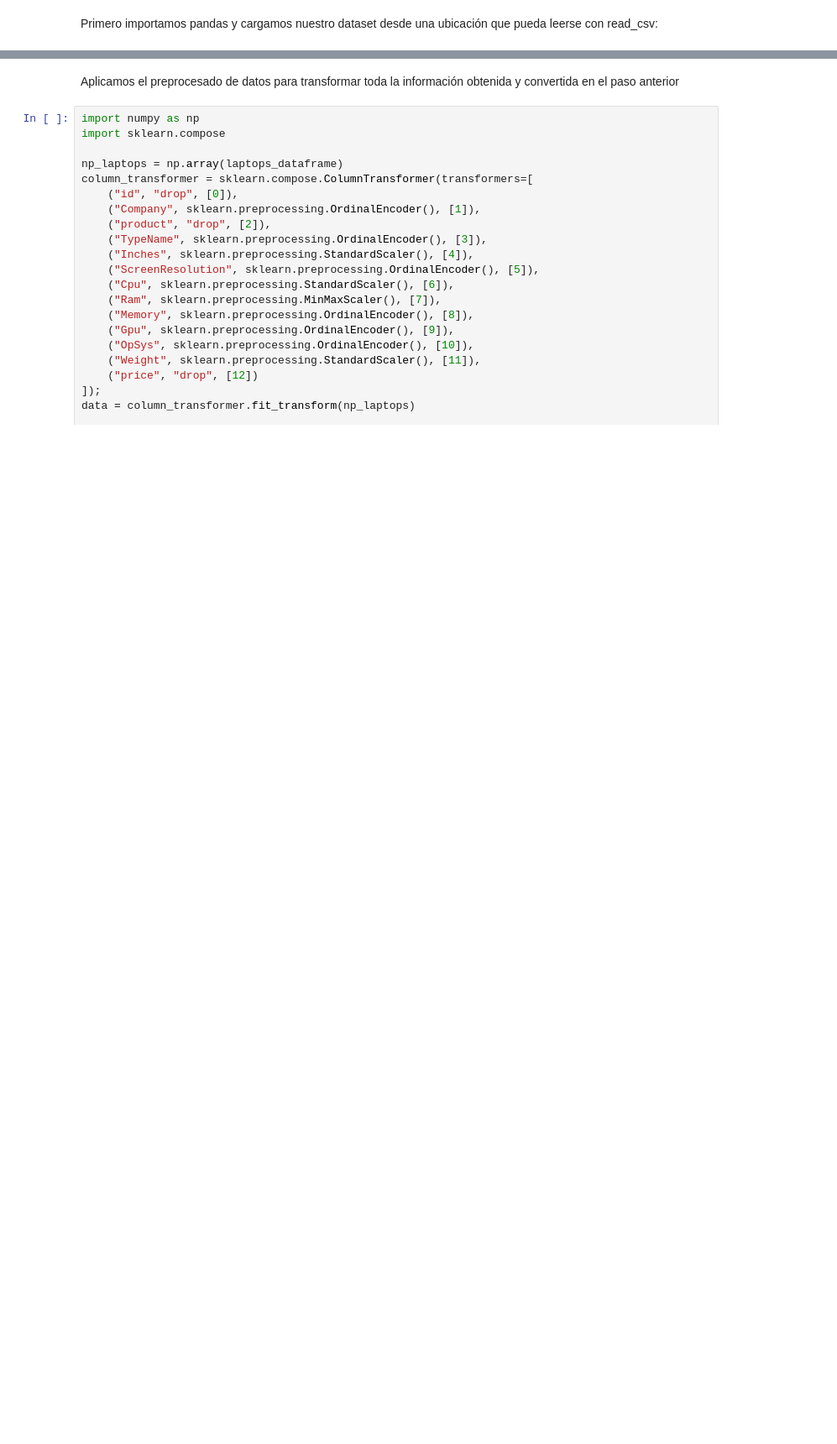
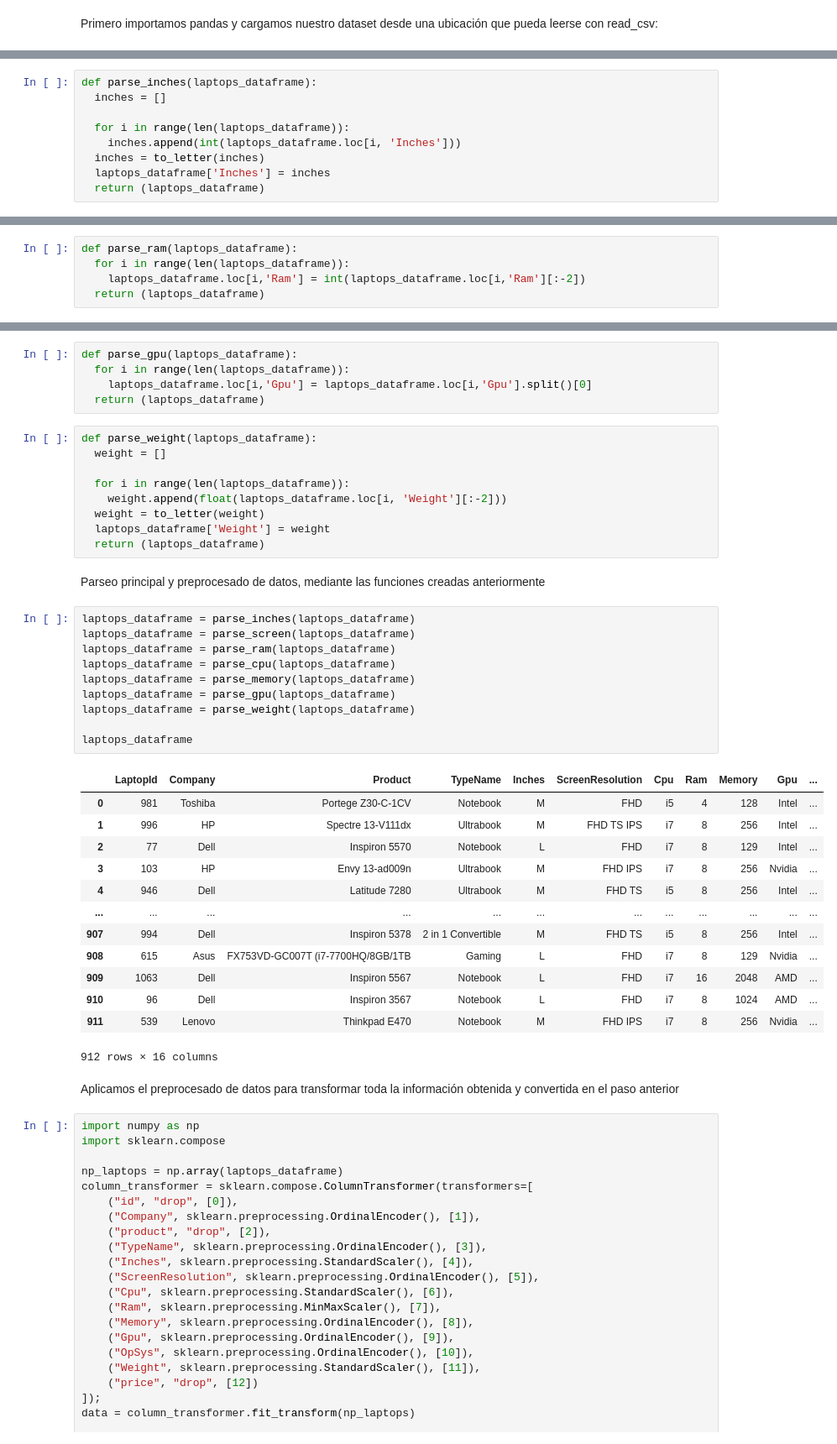
Before and after one commit to rubengr16/KickOff_ML, a Jupyter notebook: Prac1/predictor.ipynb, the cells around one changed output, grey strips where cells are left out. Shown at 84% size. Cells and saved outputs as stored; diff of their text form; blank space fills up the shorter version.

Commit message:
finish parse cleaning

```diff
--- a/Prac1/predictor.ipynb
+++ b/Prac1/predictor.ipynb
@@ -27,0 +40,9 @@ for i in range(len(laptops_dataframe)):
+# %%
+def parse_inches(laptops_dataframe):
+  inches = []
+
+  for i in range(len(laptops_dataframe)):
+    inches.append(int(laptops_dataframe.loc[i, 'Inches']))
+  inches = to_letter(inches)
+  laptops_dataframe['Inches'] = inches
+  return (laptops_dataframe)
@@ -27,0 +88,5 @@ for i in range(len(laptops_dataframe)):
+# %%
+def parse_ram(laptops_dataframe):
+  for i in range(len(laptops_dataframe)):
+    laptops_dataframe.loc[i,'Ram'] = int(laptops_dataframe.loc[i,'Ram'][:-2])
+  return (laptops_dataframe)
@@ -28,3 +154,43 @@ for i in range(len(laptops_dataframe)):
+# %%
+def parse_gpu(laptops_dataframe):
+  for i in range(len(laptops_dataframe)):
+    laptops_dataframe.loc[i,'Gpu'] = laptops_dataframe.loc[i,'Gpu'].split()[0]
+  return (laptops_dataframe)
+# %%
+def parse_weight(laptops_dataframe):
+  weight = []
+
+  for i in range(len(laptops_dataframe)):
+    weight.append(float(laptops_dataframe.loc[i, 'Weight'][:-2]))
+  weight = to_letter(weight)
+  laptops_dataframe['Weight'] = weight
+  return (laptops_dataframe)
+# %% [markdown]
+Parseo principal y preprocesado de datos, mediante las funciones creadas anteriormente
+# %%
+laptops_dataframe = parse_inches(laptops_dataframe)
+laptops_dataframe = parse_screen(laptops_dataframe)
+laptops_dataframe = parse_ram(laptops_dataframe)
+laptops_dataframe = parse_cpu(laptops_dataframe)
+laptops_dataframe = parse_memory(laptops_dataframe)
+laptops_dataframe = parse_gpu(laptops_dataframe)
+laptops_dataframe = parse_weight(laptops_dataframe)
+
+laptops_dataframe
+# %% [output]
+|  | LaptopId | Company | Product | TypeName | Inches | ScreenResolution | Cpu | Ram | Memory | Gpu | ... |
+| 0 | 981 | Toshiba | Portege Z30-C-1CV | Notebook | M | FHD | i5 | 4 | 128 | Intel | ... |
+| 1 | 996 | HP | Spectre 13-V111dx | Ultrabook | M | FHD TS IPS | i7 | 8 | 256 | Intel | ... |
+| 2 | 77 | Dell | Inspiron 5570 | Notebook | L | FHD | i7 | 8 | 129 | Intel | ... |
+| 3 | 103 | HP | Envy 13-ad009n | Ultrabook | M | FHD IPS | i7 | 8 | 256 | Nvidia | ... |
+| 4 | 946 | Dell | Latitude 7280 | Ultrabook | M | FHD TS | i5 | 8 | 256 | Intel | ... |
+| ... | ... | ... | ... | ... | ... | ... | ... | ... | ... | ... | ... |
+| 907 | 994 | Dell | Inspiron 5378 | 2 in 1 Convertible | M | FHD TS | i5 | 8 | 256 | Intel | ... |
+| 908 | 615 | Asus | FX753VD-GC007T (i7-7700HQ/8GB/1TB | Gaming | L | FHD | i7 | 8 | 129 | Nvidia | ... |
+| 909 | 1063 | Dell | Inspiron 5567 | Notebook | L | FHD | i7 | 16 | 2048 | AMD | ... |
+| 910 | 96 | Dell | Inspiron 3567 | Notebook | L | FHD | i7 | 8 | 1024 | AMD | ... |
+| 911 | 539 | Lenovo | Thinkpad E470 | Notebook | M | FHD IPS | i7 | 8 | 256 | Nvidia | ... |
+912 rows × 16 columns
 # %% [markdown]
 Aplicamos el preprocesado de datos para transformar toda la información obtenida y convertida en el paso anterior
 # %%
```
Also changed, not shown: parts of 7 cells of this notebook.
